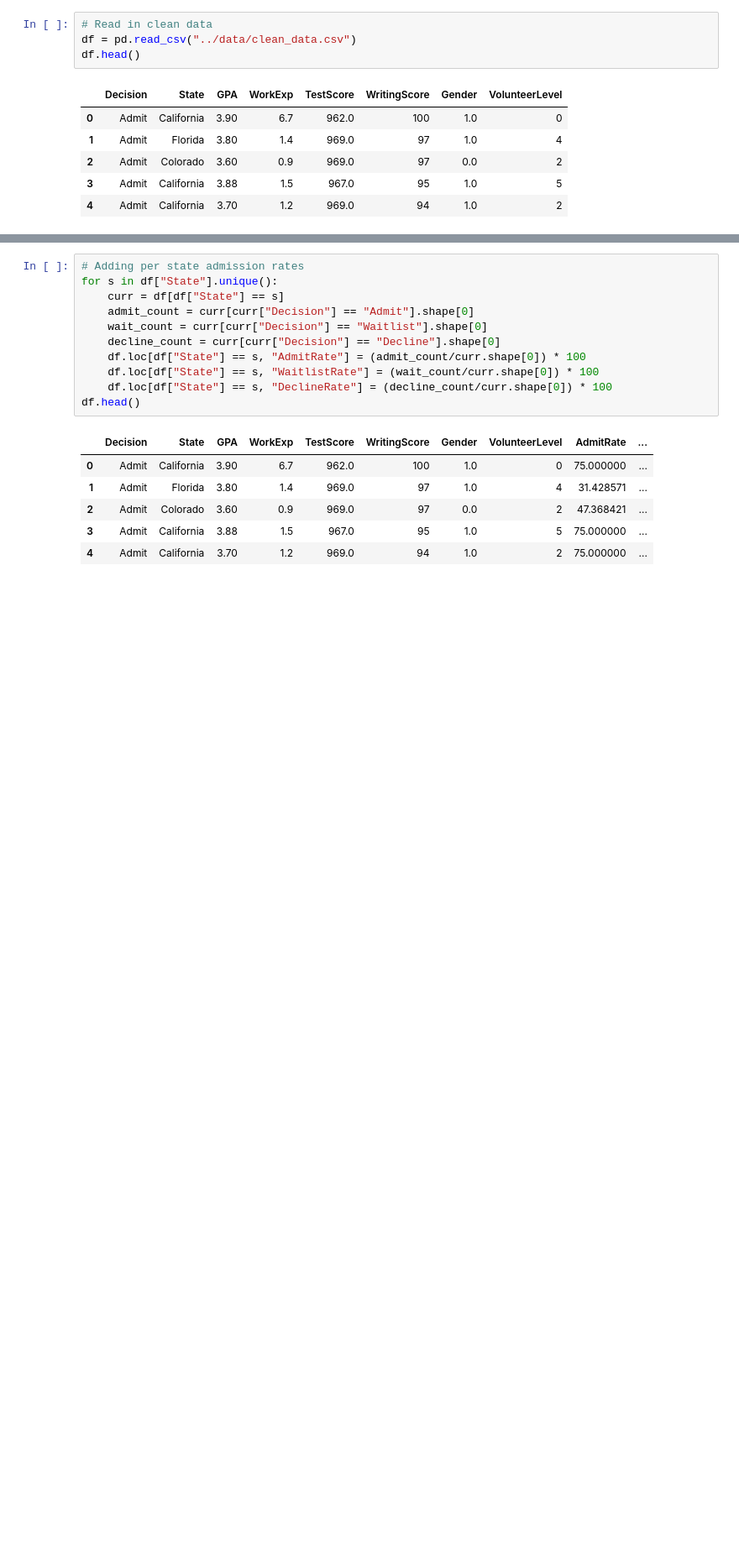
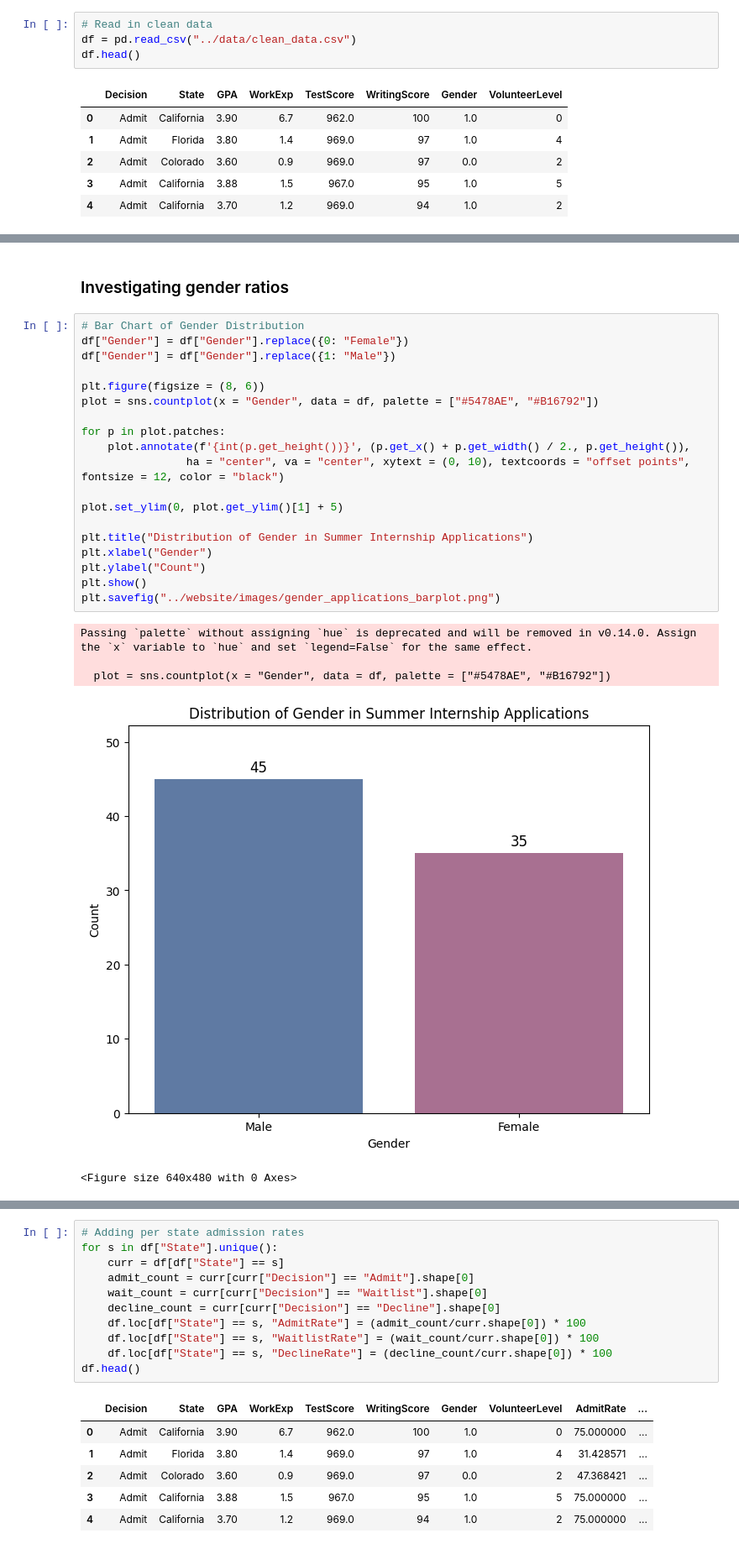
Before and after one commit to ad1589/dsan-5900.github.io, a Jupyter notebook: code/mia_eda.ipynb, the cells around one changed output, grey strips where cells are left out. Shown at 84% size. Saved outputs shown, nothing was run; the diff lists cells and outputs as text; blank space fills up the shorter version.

```diff
--- a/code/mia_eda.ipynb
+++ b/code/mia_eda.ipynb
@@ -17,0 +85,27 @@ df.head()
+# %% [markdown]
+### Investigating gender ratios
+# %%
+# Bar Chart of Gender Distribution
+df["Gender"] = df["Gender"].replace({0: "Female"})
+df["Gender"] = df["Gender"].replace({1: "Male"})
+
+plt.figure(figsize = (8, 6))
+plot = sns.countplot(x = "Gender", data = df, palette = ["#5478AE", "#B16792"])
+
+for p in plot.patches:
+    plot.annotate(f'{int(p.get_height())}', (p.get_x() + p.get_width() / 2., p.get_height()),
+                ha = "center", va = "center", xytext = (0, 10), textcoords = "offset points", fontsize = 12, color = "black")
+
+plot.set_ylim(0, plot.get_ylim()[1] + 5)
+
+plt.title("Distribution of Gender in Summer Internship Applications")
+plt.xlabel("Gender")
+plt.ylabel("Count")
+plt.show()
+plt.savefig("../website/images/gender_applications_barplot.png")
+# %% [output]
+Passing `palette` without assigning `hue` is deprecated and will be removed in v0.14.0. Assign the `x` variable to `hue` and set `legend=False` for the same effect.
+
+  plot = sns.countplot(x = "Gender", data = df, palette = ["#5478AE", "#B16792"])
+[figure, added]
+<Figure size 640x480 with 0 Axes>
```
Also changed, not shown: parts of 8 cells of this notebook, 9 other files.
